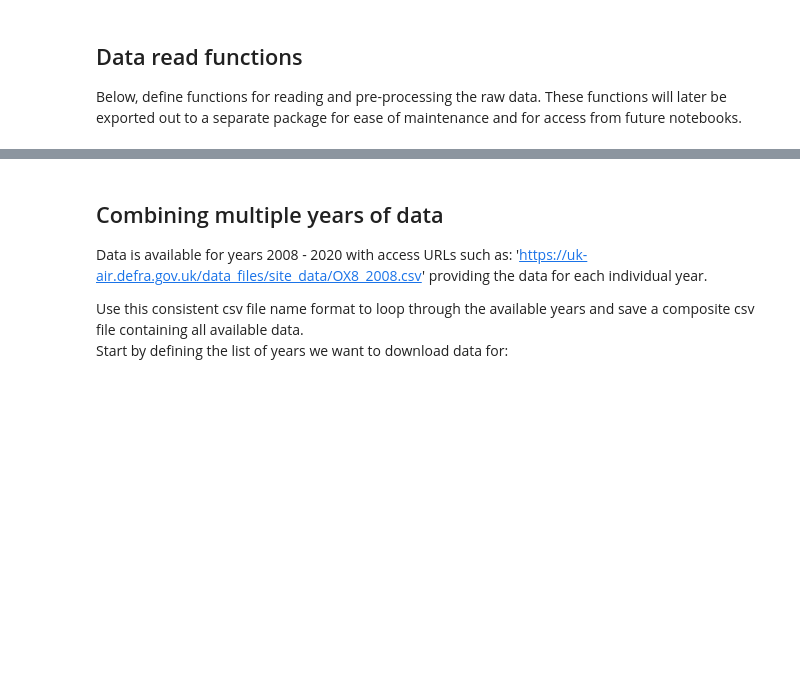
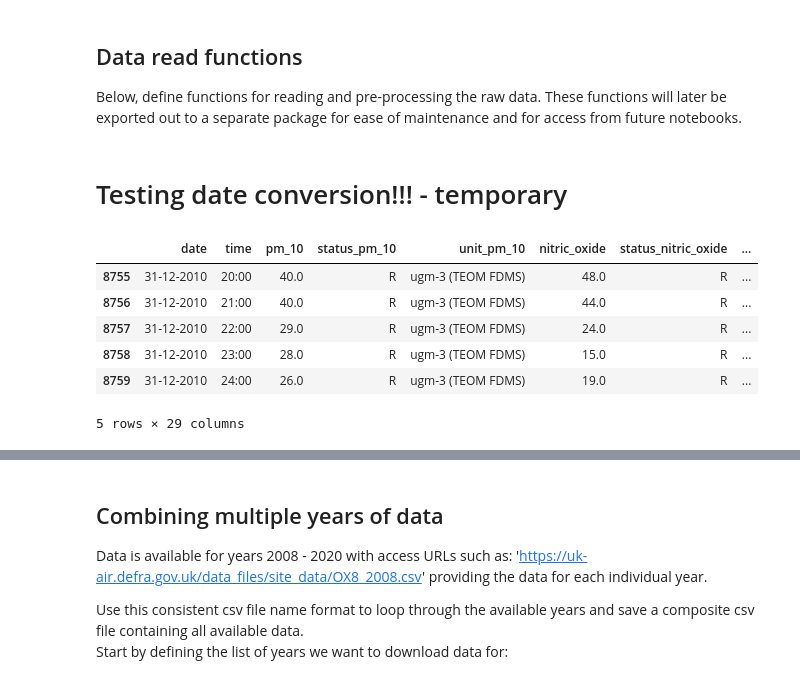
Before and after one commit to Simon-Lee-UK/air-pollution, a Jupyter notebook: analysis/1_0_initial_data_read.ipynb, the cells around one changed output, grey strips where cells are left out. Drawn from its saved outputs; the diff is of its cells as text; code cells hidden in the pictures; blank space fills up the shorter version.

```diff
--- a/analysis/1_0_initial_data_read.ipynb
+++ b/analysis/1_0_initial_data_read.ipynb
@@ -144,3 +152,39 @@ def datetime_conversion(raw_data, target_column="date", date_format="%d-%m-%Y %H
         )
 
     return converted_datetime
+# %% [markdown]
+# Testing date conversion!!! - temporary
+# %%
+df = get_single_year(year=2010)
+df = column_consistency(df)
+
+column_dict = {
+    "Date": "date",
+    "PM<sub>10</sub> particulate matter (Hourly measured)": "pm_10",
+    "status": "status_pm_10",
+    "unit": "unit_pm_10",
+    "Nitric oxide": "nitric_oxide",
+    "status.1": "status_nitric_oxide",
+    "unit.1": "unit_nitric_oxide",
+    "Nitrogen dioxide": "nitrogen_dioxide",
+    "status.2": "status_nitrogen_dioxide",
+    "unit.2": "unit_nitrogen_dioxide",
+    "Nitrogen oxides as nitrogen dioxide": "NO2_eq",
+    "status.3": "status_NO2_eq",
+    "unit.3": "unit_NO2_eq",
+    "PM<sub>2.5</sub> particulate matter (Hourly measured)": "pm_2_5",
+    "status.4": "status_pm_2_5",
+    "unit.4": "unit_pm_2_5",
+}
+
+df = df.rename(columns=column_dict)
+
+df.tail(5)
+# %% [output]
+|  | date | time | pm_10 | status_pm_10 | unit_pm_10 | nitric_oxide | status_nitric_oxide | ... |
+| 8755 | 31-12-2010 | 20:00 | 40.0 | R | ugm-3 (TEOM FDMS) | 48.0 | R | ... |
+| 8756 | 31-12-2010 | 21:00 | 40.0 | R | ugm-3 (TEOM FDMS) | 44.0 | R | ... |
+| 8757 | 31-12-2010 | 22:00 | 29.0 | R | ugm-3 (TEOM FDMS) | 24.0 | R | ... |
+| 8758 | 31-12-2010 | 23:00 | 28.0 | R | ugm-3 (TEOM FDMS) | 15.0 | R | ... |
+| 8759 | 31-12-2010 | 24:00 | 26.0 | R | ugm-3 (TEOM FDMS) | 19.0 | R | ... |
+5 rows × 29 columns
```
Also changed, not shown: parts of 6 cells of this notebook.
